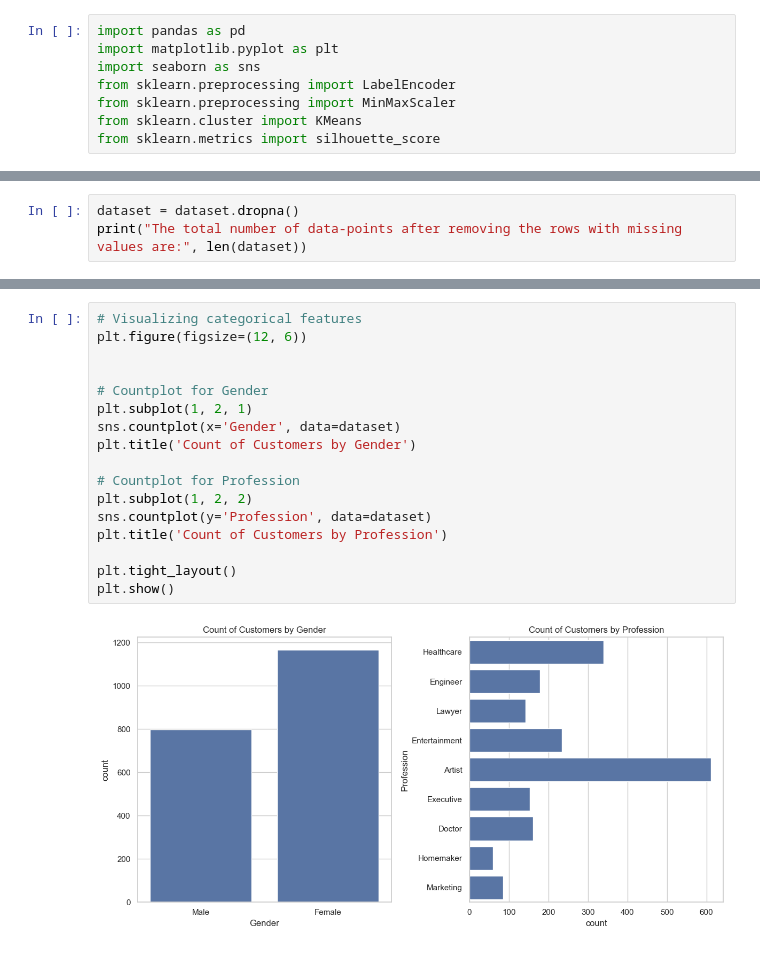
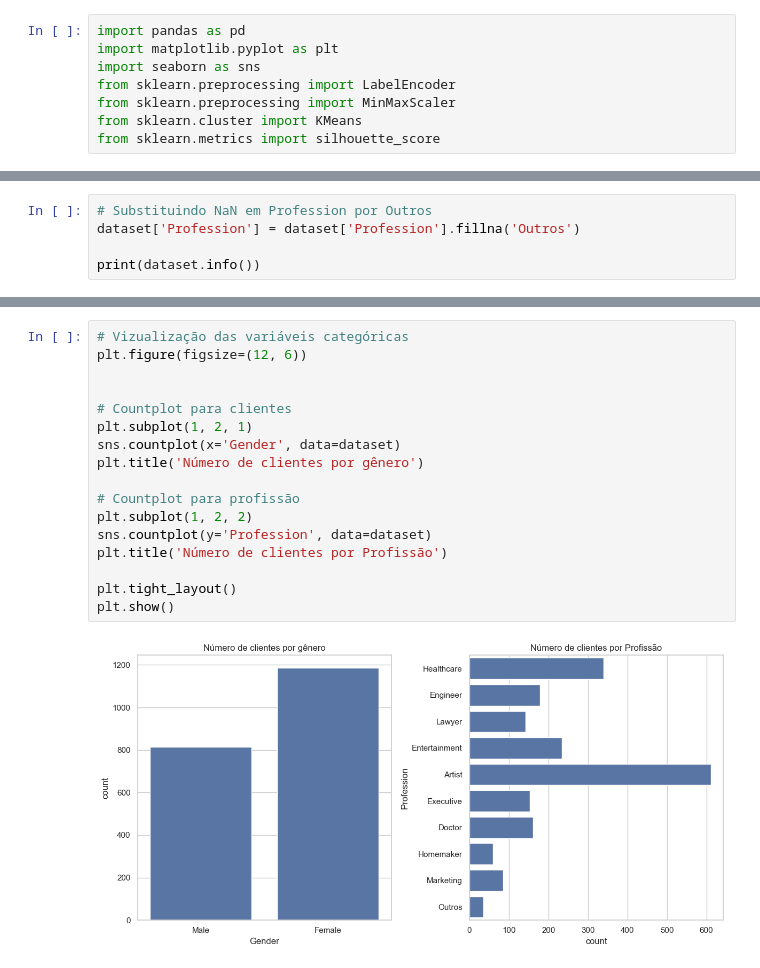
Before and after one commit to RamomLandim/MVP-de-Analise-de-Dados-e-Boas-Praticas, a Jupyter notebook: MVP_Analise_de_Dados.ipynb, the cells around one changed output, grey strips where cells are left out. Drawn from its saved outputs; the diff is of its cells as text.

```diff
--- a/MVP_Analise_de_Dados.ipynb
+++ b/MVP_Analise_de_Dados.ipynb
@@ -150,6 +168,3 @@ min           0.000000     1.000000
 50%           3.000000     4.000000
 75%           7.000000     5.000000
 max          17.000000     9.000000
-# %%
-dataset = dataset.dropna()
-print("The total number of data-points after removing the rows with missing values are:", len(dataset))
@@ -157,0 +183,5 @@ The total number of data-points after removing the rows with missing values are:
+# %%
+# Substituindo NaN em Profession por Outros
+dataset['Profession'] = dataset['Profession'].fillna('Outros')
+
+print(dataset.info())
@@ -187,19 +288,19 @@ plt.show()
 # %%
-# Visualizing categorical features
+# Vizualização das variáveis categóricas
 plt.figure(figsize=(12, 6))
 
 
-# Countplot for Gender
+# Countplot para clientes
 plt.subplot(1, 2, 1)
 sns.countplot(x='Gender', data=dataset)
-plt.title('Count of Customers by Gender')
+plt.title('Número de clientes por gênero')
 
-# Countplot for Profession
+# Countplot para profissão
 plt.subplot(1, 2, 2)
 sns.countplot(y='Profession', data=dataset)
-plt.title('Count of Customers by Profession')
+plt.title('Número de clientes por Profissão')
 
 plt.tight_layout()
 plt.show()
 # %% [output]
-[figure, old version]
+[figure, new version]
```
Also changed, not shown: parts of 37 cells of this notebook.
